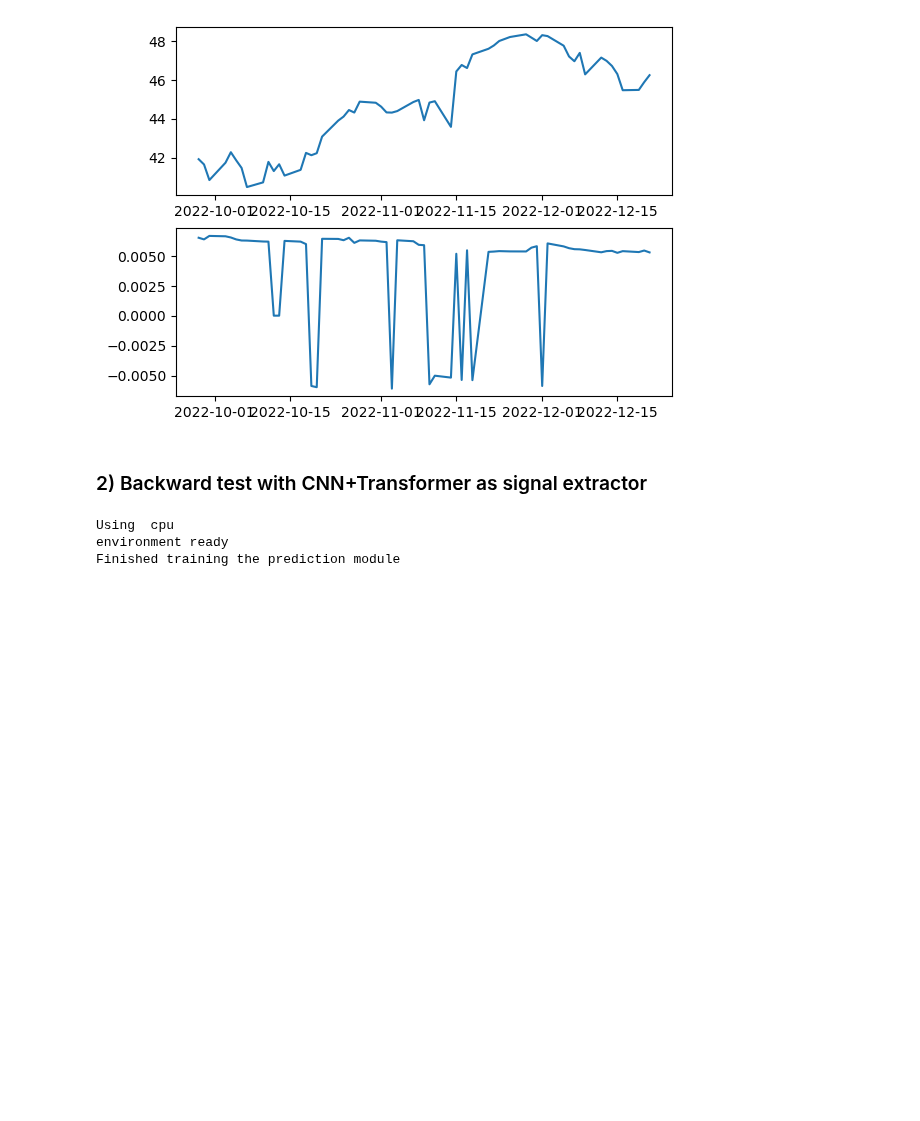
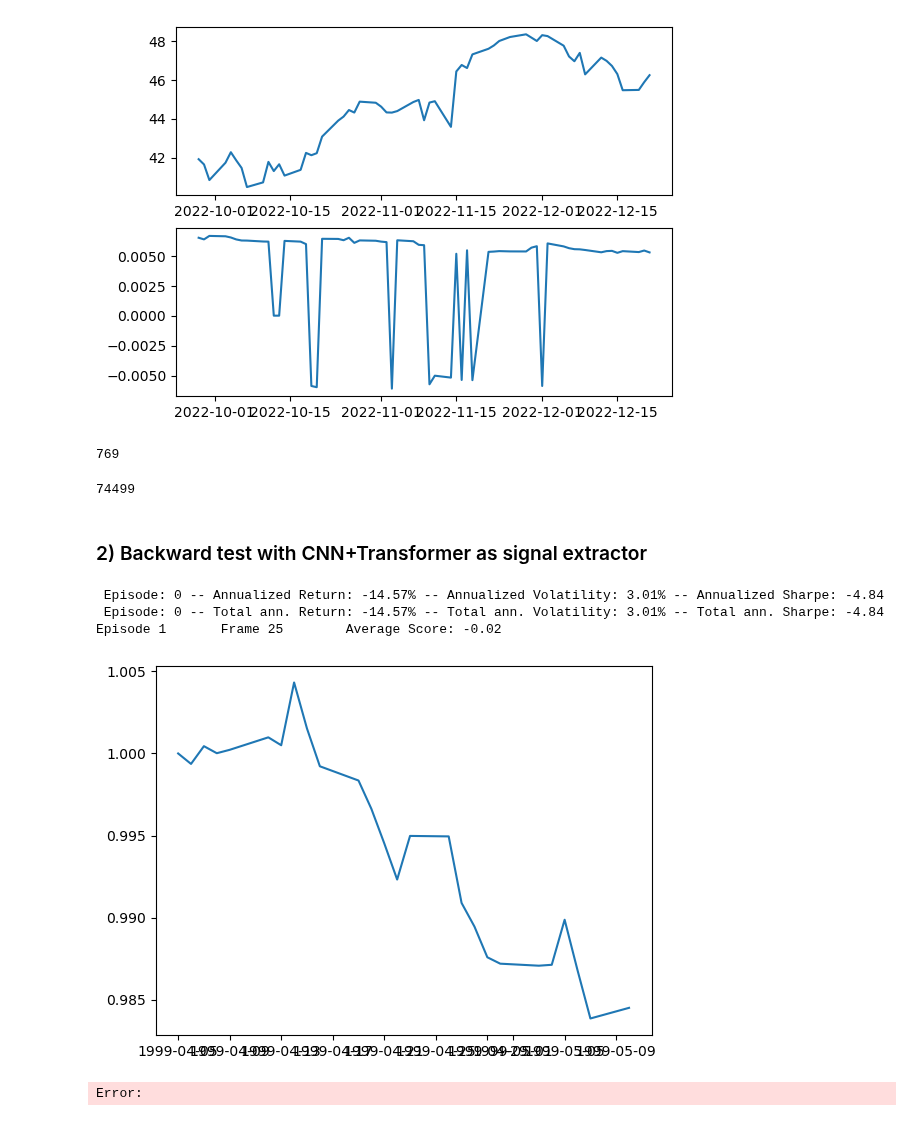
Before and after one commit to quintengeerts2000/MasterThesis-DRL_applications_to_stat_arb, a Jupyter notebook: empirical_analysis/RL_trading_tests.ipynb, the cells around one changed output. Saved outputs shown, nothing was run; the diff lists cells and outputs as text; code cells hidden in the pictures; blank space fills up the shorter version.

```diff
--- a/empirical_analysis/RL_trading_tests.ipynb
+++ b/empirical_analysis/RL_trading_tests.ipynb
@@ -192,10 +210,3 @@ KeyboardInterrupt:
 # bereken ik mijn returns wel juist?
 # in RL worden de rewards opgeteld maar eigg moeten die maal worden gedaan, werk ik dan beter met de log verschillen?
 # Ik zou nog eens zeer zorgvuldig door de runtime van de environment gaan
-# %%
-for ticker in env.res_alloc.columns:
-    try:
-        final_profit = ((env.res_alloc.values * env.res_rets + 1))[ticker].dropna().cumprod()[-1] - 1
-        print('ticker = {}, final profit = {}'.format(ticker, round(final_profit*100,2)))
-    except:
-        None
@@ -240,6 +233,17 @@ ax[1].plot(alloc_test)
 # %% [output]
 [<matplotlib.lines.Line2D at 0x...>]
 [figure]
+# %%
+signal_extractor = CNNTransformerExtractor(signal_window=SIGNAL_WINDOW)
+def count_parameters(model):
+    return sum(p.numel() for p in model.parameters() if p.requires_grad)
+count_parameters(signal_extractor.model)
+# %% [output]
+769
+# %%
+count_parameters(agent.qnetwork_local)
+# %% [output]
+74499
 # %% [markdown]
 ### 2) Backward test with CNN+Transformer as signal extractor
 # %%
@@ -292,8 +296,8 @@ FACTORS         = 5         # the amount of factors used in the factor model
 SIGNAL_WINDOW   = 60        # the length of the window used for extracting the signal
 TRANS_COST      = 0.0       # transaction cost for changes in the portfolio
 SHORT_COST      = 0.0       # cost of keeping a short position open
-WARMUP_TIME     = 1000      # time needed to run the factor models before starting the strategy
-RETRAIN_EVERY   = 5         # time before the feature extractor is retrained on new data
+WARMUP_TIME     = 20      # time needed to run the factor models before starting the strategy
+RETRAIN_EVERY   = 1         # time before the feature extractor is retrained on new data
 
 env = TradingEnvironment(financial_dataset=price_df.dropna(axis=0, thresh=300),
                         residual_generator=PCA,
@@ -305,7 +309,7 @@ env = TradingEnvironment(financial_dataset=price_df.dropna(axis=0, thresh=300),
                         transaction_costs=TRANS_COST,
                         short_cost=SHORT_COST)
 
-signal_extractor = CNNTransformerExtractor(signal_window=SIGNAL_WINDOW)
+signal_extractor = CumsumExtractor(signal_window=SIGNAL_WINDOW)
 
 buffer           = ReplayBuffer(buffer_size=BUFFER_SIZE,
                                 batch_size=BATCH_SIZE,
@@ -362,33 +366,35 @@ for frame in range(1, frames+1):
     # FEATURE EXTRACTOR RETRAINING
     if frame % RETRAIN_EVERY == 0:
         signal_extractor.re_train(train_data = env.res_rets.loc[env.date - dt.timedelta(days=LOOKBACK_WINDOW):env.date],
                                   sample_size = BATCH_SIZE)
 
     state     = next_state
     features  = next_state[env.tradeable_tickers].values.T
     features = signal_extractor.extract(features)
 
     score *= (env.p_l + 1)
     # linear annealing to the min epsilon value until eps_frames and from there slowly decease epsilon to 0 until the end of training
     if eps_fixed == False:
         if frame < eps_frames:
             eps = max(eps_start - (frame*(1/eps_frames)), min_eps)
         else:
             eps = max(min_eps - min_eps*((frame-eps_frames)/(frames-eps_frames)), 0.001)
 
     if frame % EPISODE_LENGTH == 0:
         scores_window.append(score-1)       # save most recent score
         scores.append(score-1)              # save most recent score
         #writer.add_scalar("Average100", np.mean(scores_window), frame)
         output_history.append(np.mean(scores_window))
         clear_output(True)
         env.evaluate_performance()
         print('\rEpisode {}\tFrame {} \tAverage Score: {:.2f}'.format(i_episode, frame, np.mean(scores_window)), end="")
         plt.plot((env.total_pl.dropna() + 1).cumprod())
         plt.show()
         i_episode +=1
         score = 1
 # %% [output]
-Using  cpu
-environment ready
-Finished training the prediction module
+ Episode: 0 -- Annualized Return: -14.57% -- Annualized Volatility: 3.01% -- Annualized Sharpe: -4.84
+ Episode: 0 -- Total ann. Return: -14.57% -- Total ann. Volatility: 3.01% -- Total ann. Sharpe: -4.84
+Episode 1       Frame 25        Average Score: -0.02
+[figure, added]
+Error:
```
Also changed, not shown: parts of 4 cells of this notebook, 3 other files.
